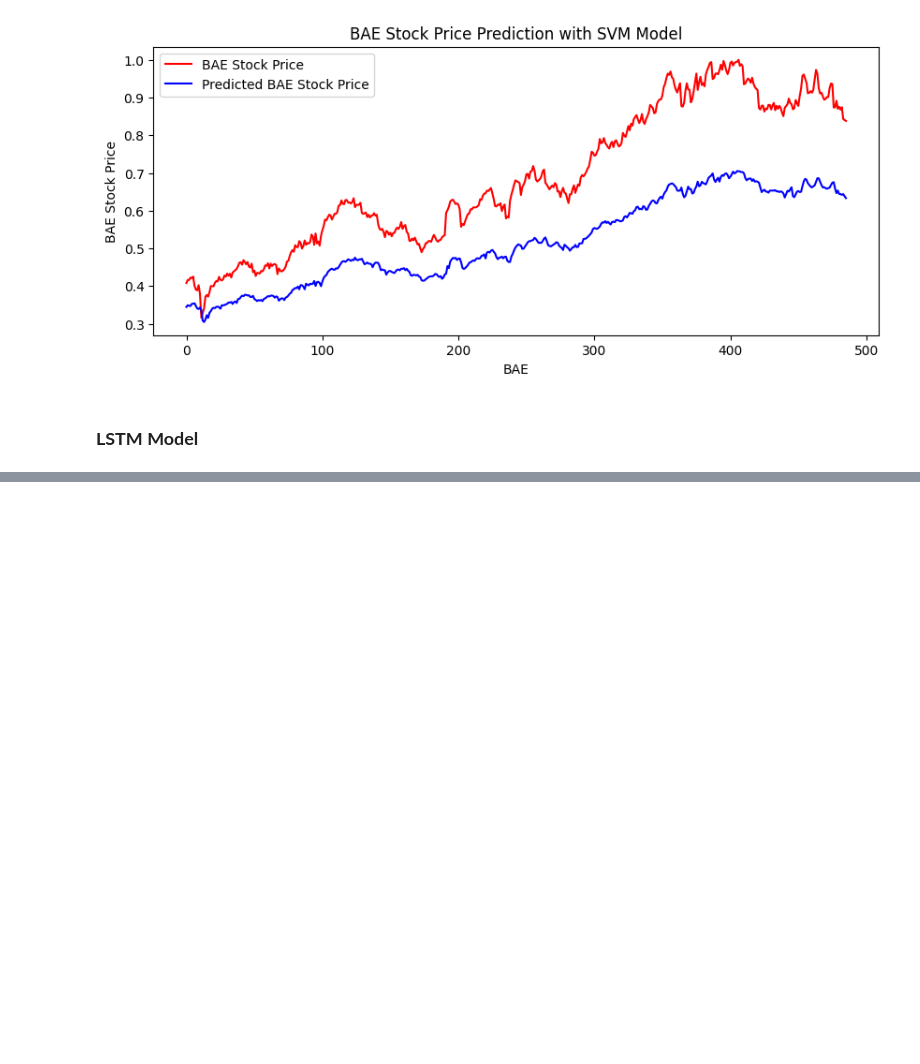
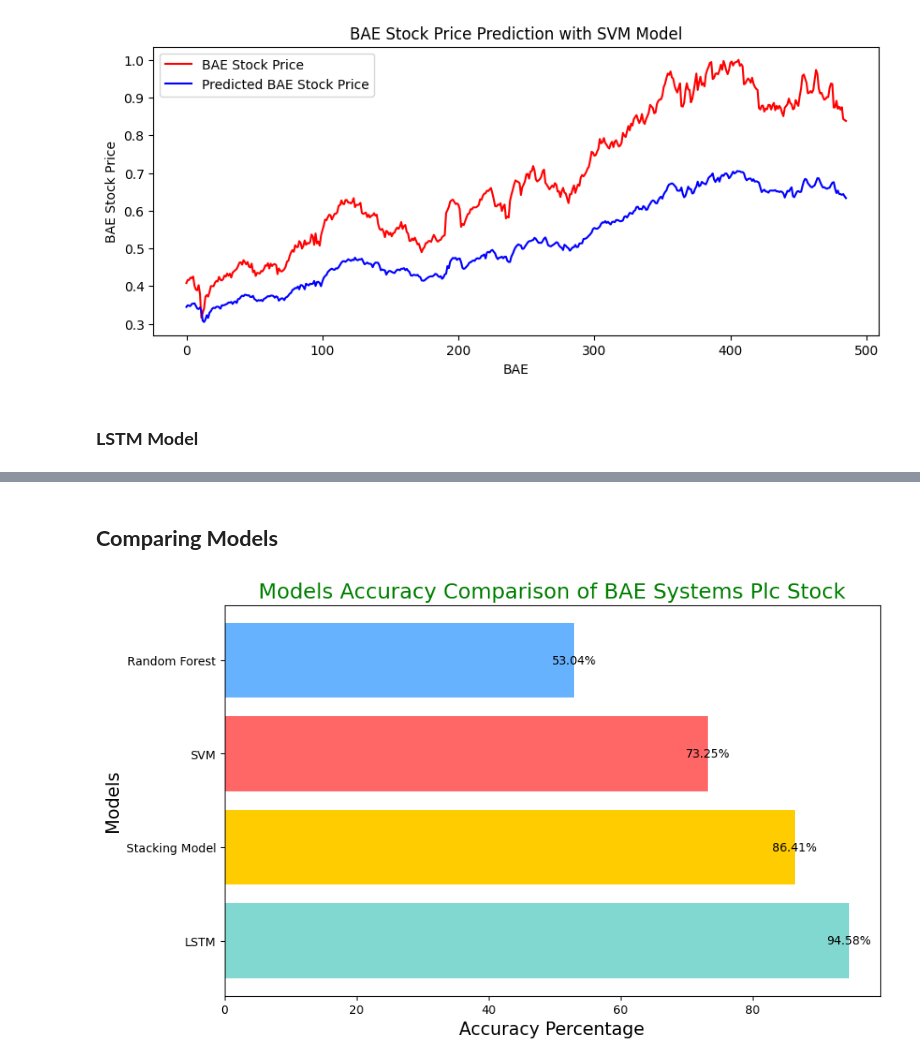
Before and after one commit to Bhavana-Kolli/22035573_Final-Project_Stock-Market, a Jupyter notebook: 22035573_Data_Science_Project.ipynb, the cells around one changed output, grey strips where cells are left out. Drawn from its saved outputs; the diff is of its cells as text; code cells hidden in the pictures; blank space fills up the shorter version.

```diff
--- a/22035573_Data_Science_Project.ipynb
+++ b/22035573_Data_Science_Project.ipynb
@@ -430,10 +472,10 @@ svm_mse_bae = mean_squared_error(y_test_bae, svm_model_bae.predict(X_test_bae))
 # Calculating the Root Mean Squared Error (RMSE) from MSE
 svm_rmse_bae = math.sqrt(svm_mse_bae)
 # Calculating the accuracy percentage
-svm_accuracy_percentage = 100 - ((svm_rmse_bae / mean_actual_value) * 100)
+svm_accuracy_bae = 100 - ((svm_rmse_bae / mean_actual_value) * 100)
 
 # Print the accuracy percentage for SVM model
-print(f"Percentage Accuracy of SVM model for BAE Systems Plc Stock: {svm_accuracy_percentage:.2f}%")
+print(f"Percentage Accuracy of SVM model for BAE Systems Plc Stock: {svm_accuracy_bae:.2f}%")
 
 # Plotting actual vs predicted for SVM model
 plt.figure(figsize=(10, 4))
@@ -561,0 +687,45 @@ Accuracy Percentage of LSTM model for BAE Systems Plc Stock: 94.52%
+# %% [markdown]
+## **Comparing Models**
+# %%
+def compares_model_accuracies(rf_accuracy, svm_accuracy, lstm_accuracy, stacking_accuracy, title):
+    """
+    Plots a horizontal bar chart comparing the accuracies of different models.
+
+    """
+    # Define accuracy percentages for each model
+    model_accuracies = {
+        'Random Forest': rf_accuracy,
+        'SVM': svm_accuracy,
+        'LSTM': lstm_accuracy,
+        'Stacking Model': stacking_accuracy
+    }
+
+    # Convert the dictionary to a Pandas DataFrame for easier plotting
+    accuracy_df = pd.DataFrame.from_dict(model_accuracies, orient='index', columns=['Accuracy'])
+
+    # Sort by accuracy for better visualization
+    accuracy_df = accuracy_df.sort_values(by='Accuracy', ascending=False)
+
+    # Plot a horizontal bar plot for comparative accuracies
+    plt.figure(figsize=(10, 6))
+    plt.barh(accuracy_df.index, accuracy_df['Accuracy'], color=["#81D8D0", "#FFCC00", "#FF6666", "#66B2FF"])
+    plt.title(title, fontsize=18, color="g")
+    plt.xlabel('Accuracy Percentage', fontsize=15)
+    plt.ylabel('Models', fontsize=15)
+
+    # Add labels for each bar
+    for i, acc in enumerate(accuracy_df['Accuracy']):
+        plt.text(acc, i, f"{acc:.2f}%", va='center', ha='center')
+
+    plt.show()
+
+
+compares_model_accuracies(
+    rf_accuracy=rf_accuracy_bae,
+    svm_accuracy=svm_accuracy_bae,
+    lstm_accuracy=lstm_accuracy_bae,
+    stacking_accuracy=stacking_accuracy_bae,
+    title="Models Accuracy Comparison of BAE Systems Plc Stock"
+)
+# %% [output]
+[figure, added]
```
Also changed, not shown: parts of 12 cells of this notebook.
